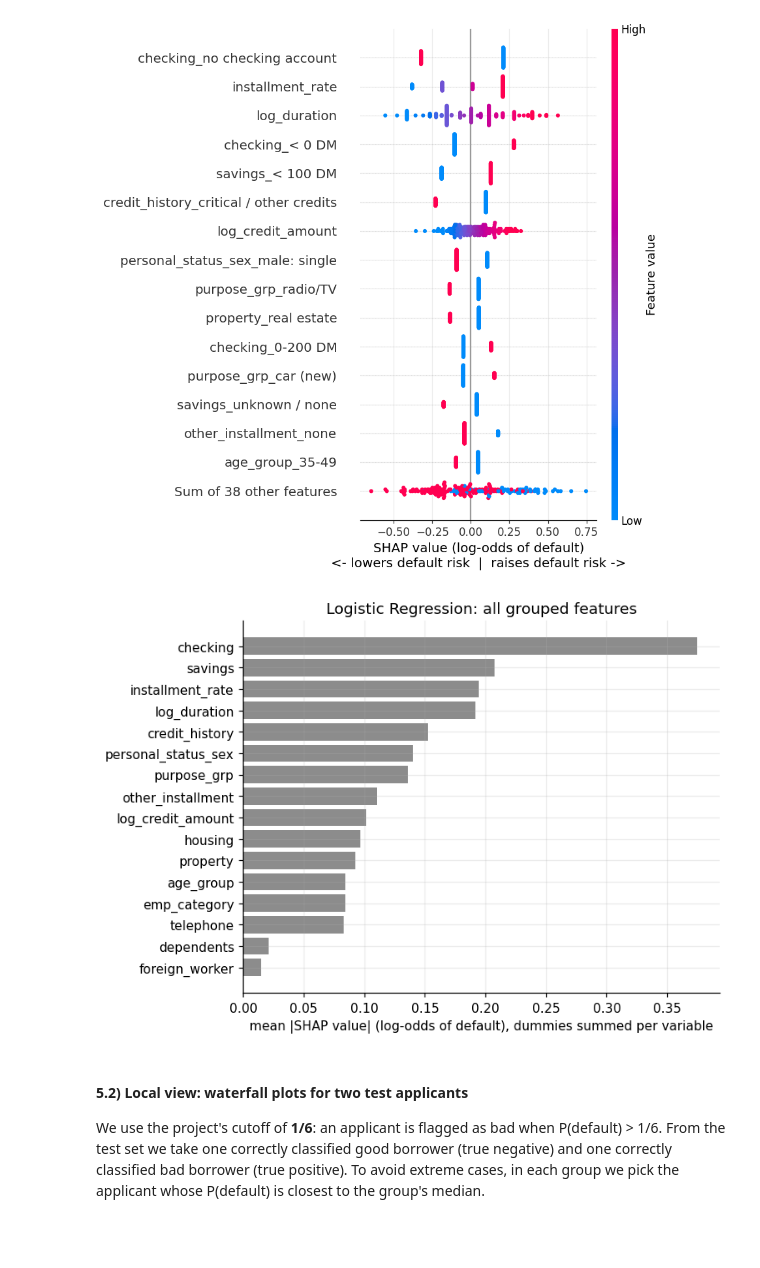
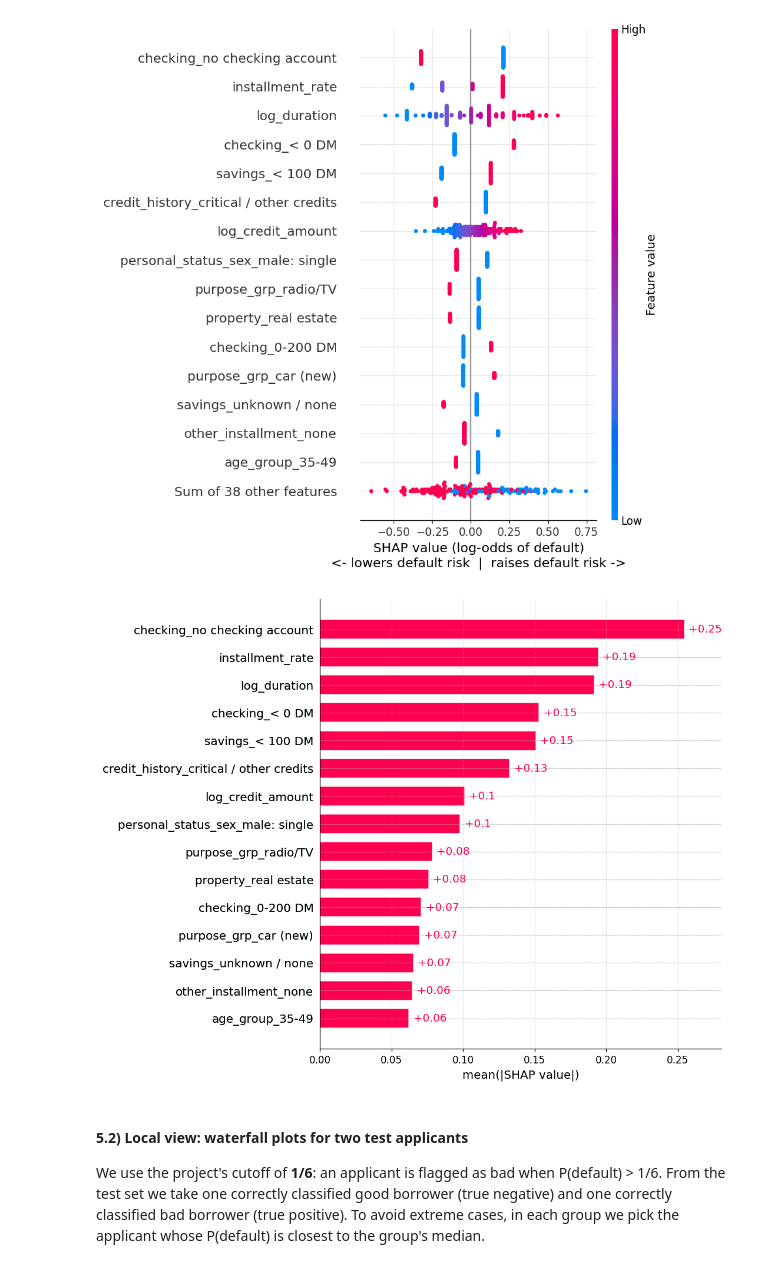
Before and after one commit to chrisgoh9/dseqf4212-group8, a Jupyter notebook: dseqf4212-group8.ipynb, the cells around one changed output. Cells and saved outputs as stored; diff of their text form; code cells hidden in the pictures; blank space fills up the shorter version.

Commit message:
new shap graph

```diff
--- a/dseqf4212-group8.ipynb
+++ b/dseqf4212-group8.ipynb
@@ -865,22 +865,12 @@ plt.xlabel("SHAP value (log-odds of default)\n<- lowers default risk  |  raises
 plt.tight_layout(); plt.show()
 # %% [output]
 [figure]
-# %%
-# Map every column to its original variable (same rule as the backward elimination: exact name or name_level)
-group_of_lr = {c: next(v for v in num_features_lr + cat_features_lr if c == v or c.startswith(v + "_"))
-               for c in feat_names_lr}
-
-shap_df_lr = pd.DataFrame(sv_lr.values, columns=feat_names_lr)
-shap_group_lr = shap_df_lr.T.groupby(group_of_lr).sum().T         # one column per original variable
-group_importance_lr = shap_group_lr.abs().mean().sort_values()
-
-fig, ax = plt.subplots(figsize=(7, 5))
-ax.barh(group_importance_lr.index, group_importance_lr.values, color=C_NEUTRAL)
-ax.set_xlabel("mean |SHAP value| (log-odds of default), dummies summed per variable")
-ax.set_title("Logistic Regression: all grouped features")
-plt.tight_layout(); plt.show()
-# %% [output]
-[figure, removed]
+# %%
+# Top 15 columns by mean |SHAP|, same as the random forest section
+top15_lr = np.argsort(np.abs(sv_lr.values).mean(axis=0))[-15:][::-1]
+shap.plots.bar(sv_lr[:, top15_lr], max_display=15)
+# %% [output]
+[figure, added]
 # %% [markdown]
 #### 5.2) Local view: waterfall plots for two test applicants
 We use the project's cutoff of **1/6**: an applicant is flagged as bad when P(default) > 1/6. From the test set we take one correctly classified good borrower (true negative) and one correctly classified bad borrower (true positive). To avoid extreme cases, in each group we pick the applicant whose P(default) is closest to the group's median.
```
